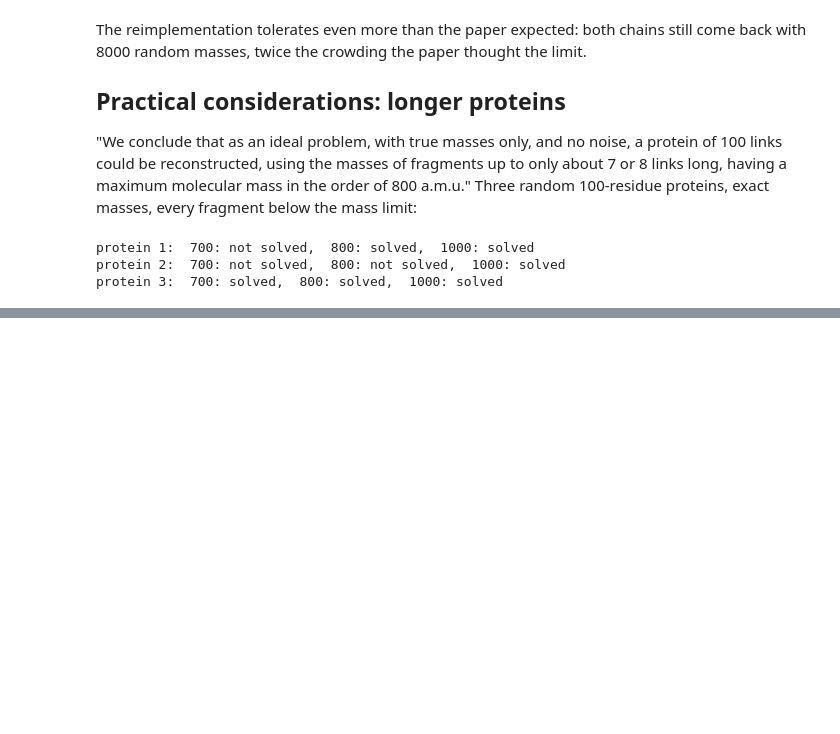
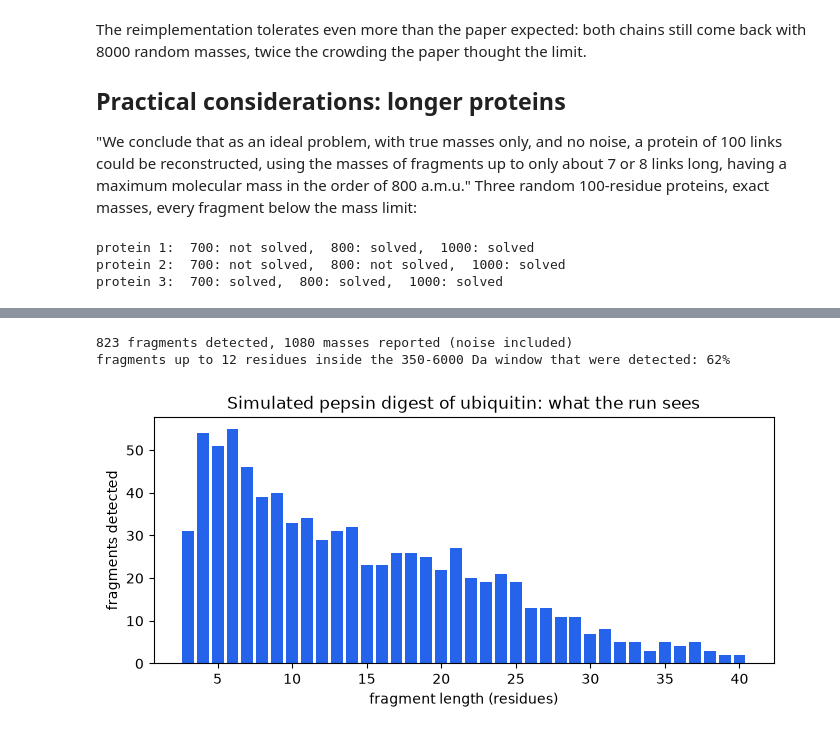
Before and after one commit to BioGeek/MASSPEC, a Jupyter notebook: notebooks/masspec_1970.ipynb, the cells around one changed output, grey strips where cells are left out. Saved outputs shown, nothing was run; the diff lists cells and outputs as text; code cells hidden in the pictures; blank space fills up the shorter version.

```diff
--- a/notebooks/masspec_1970.ipynb
+++ b/notebooks/masspec_1970.ipynb
@@ -887,0 +897,32 @@ overlapping fragments the method lives on.
+# %%
+from masspec.evaluate import assemble, score
+from masspec.masses import MASSES as PRESENT_DAY
+from masspec.modern import FastObserved, run_extend, run_modern
+from masspec.simulate import coverage, simulate
+
+UBIQUITIN = (
+    "MQIFVKTLTGKTITLEVEPSDTIENVKAKIQDKEGIPPDQQRLIFAGKQLEDGRTLSDYNIQKESTLHLV"
+    "LRLRGG"
+)
+digest = simulate(UBIQUITIN, enzyme="pepsin", ppm=3.0, dropout=0.2,
+                  alkylated=False, seed=0)
+print(f"{len(digest.peptides)} fragments detected, {len(digest.masses)} "
+      f"masses reported (noise included)")
+print(f"fragments up to 12 residues inside the 350-6000 Da window that were "
+      f"detected: {coverage(digest, 12):.0%}")
+
+by_length = {}
+for start, end, _, _ in digest.peptides:
+    by_length[end - start + 1] = by_length.get(end - start + 1, 0) + 1
+lengths_seen = sorted(by_length)
+figure, axes = plt.subplots(figsize=(8, 3.2))
+axes.bar(lengths_seen, [by_length[length] for length in lengths_seen],
+         color="#2563eb", width=0.8)
+axes.set_xlabel("fragment length (residues)")
+axes.set_ylabel("fragments detected")
+axes.set_title("Simulated pepsin digest of ubiquitin: what the run sees")
+plt.show()
+# %% [output]
+823 fragments detected, 1080 masses reported (noise included)
+fragments up to 12 residues inside the 350-6000 Da window that were detected: 62%
+[figure, added]
```
Also changed, not shown: parts of 12 cells of this notebook, 1 other file.
